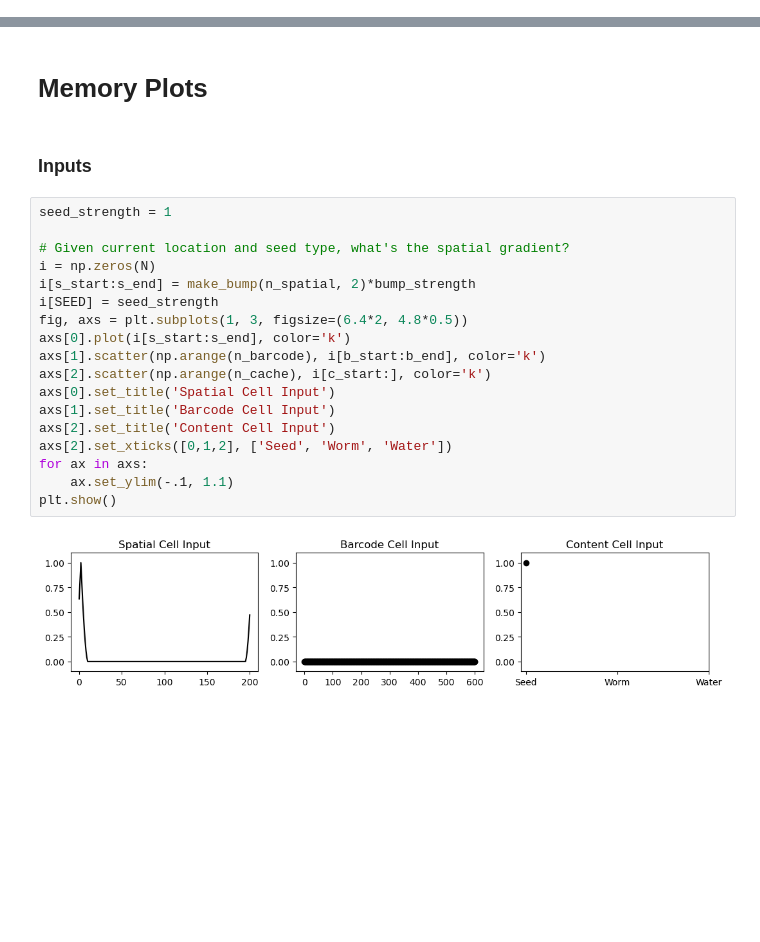
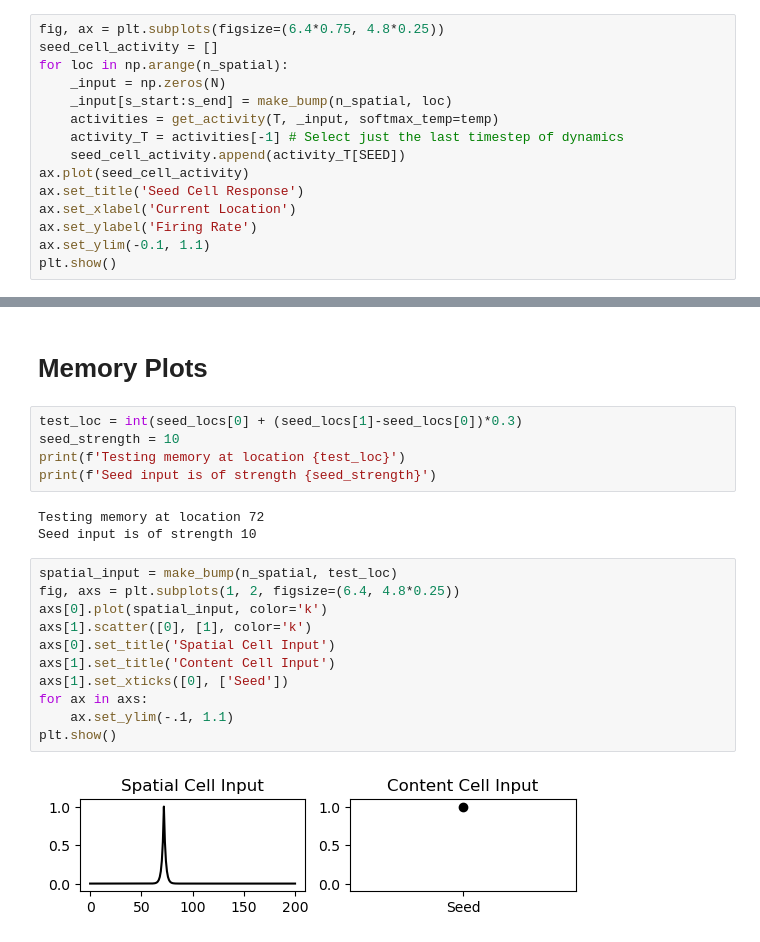
Before and after one commit to chingf/barcodes, a Jupyter notebook: Sandbox.ipynb, the cells around one changed output, grey strips where cells are left out. Cells and saved outputs as stored; diff of their text form; blank space fills up the shorter version.

```diff
--- a/Sandbox.ipynb
+++ b/Sandbox.ipynb
@@ -265,0 +173,15 @@ plt.show()
+# %%
+fig, ax = plt.subplots(figsize=(6.4*0.75, 4.8*0.25))
+seed_cell_activity = []
+for loc in np.arange(n_spatial):
+    _input = np.zeros(N)
+    _input[s_start:s_end] = make_bump(n_spatial, loc)
+    activities = get_activity(T, _input, softmax_temp=temp)
+    activity_T = activities[-1] # Select just the last timestep of dynamics
+    seed_cell_activity.append(activity_T[SEED])
+ax.plot(seed_cell_activity)
+ax.set_title('Seed Cell Response')
+ax.set_xlabel('Current Location')
+ax.set_ylabel('Firing Rate')
+ax.set_ylim(-0.1, 1.1)
+plt.show()
@@ -266,25 +190,24 @@ plt.show()
 # %% [markdown]
 # Memory Plots
-# %% [markdown]
-### Inputs
+# %%
+test_loc = int(seed_locs[0] + (seed_locs[1]-seed_locs[0])*0.3)
+seed_strength = 10
+print(f'Testing memory at location {test_loc}')
+print(f'Seed input is of strength {seed_strength}')
+# %% [output]
+Testing memory at location 72
+Seed input is of strength 10
 # %%
-seed_strength = 1
-
-# Given current location and seed type, what's the spatial gradient?
-i = np.zeros(N)
-i[s_start:s_end] = make_bump(n_spatial, 2)*bump_strength
-i[SEED] = seed_strength
-fig, axs = plt.subplots(1, 3, figsize=(6.4*2, 4.8*0.5))
-axs[0].plot(i[s_start:s_end], color='k')
-axs[1].scatter(np.arange(n_barcode), i[b_start:b_end], color='k')
-axs[2].scatter(np.arange(n_cache), i[c_start:], color='k')
+spatial_input = make_bump(n_spatial, test_loc)
+fig, axs = plt.subplots(1, 2, figsize=(6.4, 4.8*0.25))
+axs[0].plot(spatial_input, color='k')
+axs[1].scatter([0], [1], color='k')
 axs[0].set_title('Spatial Cell Input')
-axs[1].set_title('Barcode Cell Input')
-axs[2].set_title('Content Cell Input')
-axs[2].set_xticks([0,1,2], ['Seed', 'Worm', 'Water'])
+axs[1].set_title('Content Cell Input')
+axs[1].set_xticks([0], ['Seed'])
 for ax in axs:
     ax.set_ylim(-.1, 1.1)
 plt.show()
 # %% [output]
-[figure, old version]
+[figure, new version]
 # %%
```
Also changed, not shown: parts of 40 cells of this notebook, 4 other files.
